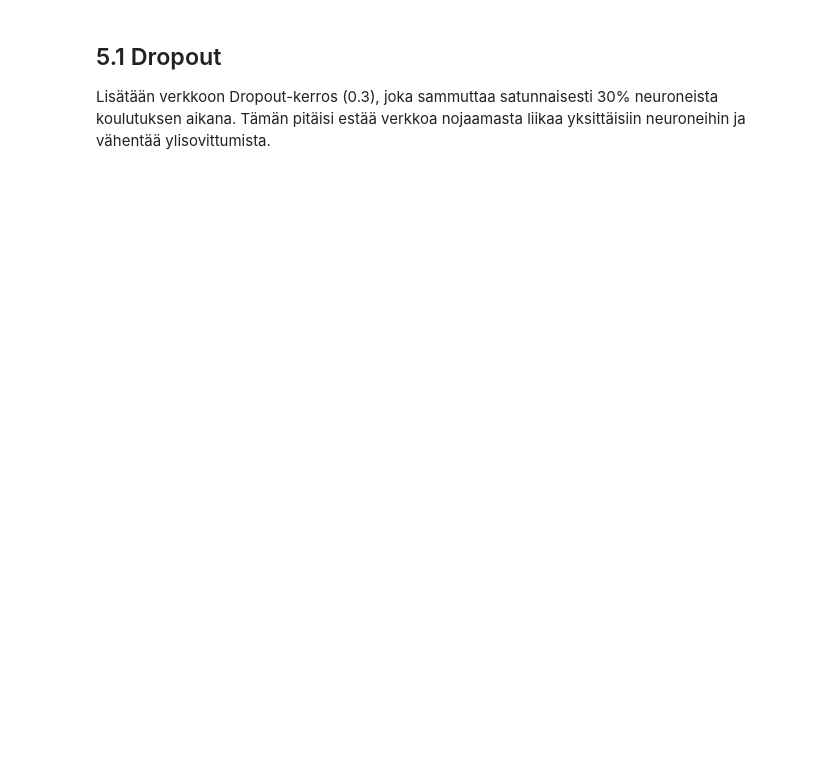
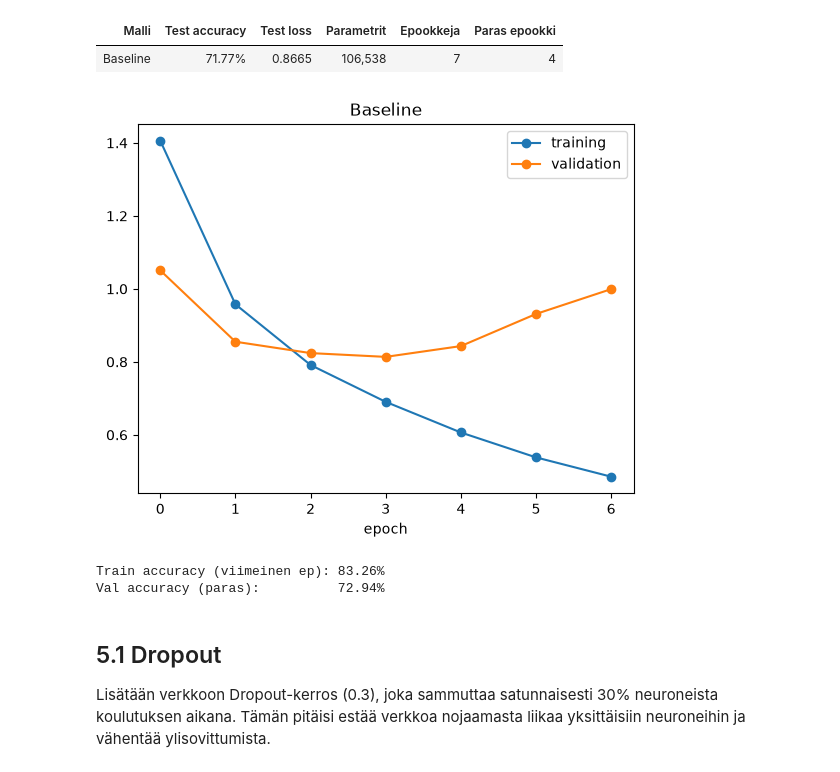
Before and after one commit to MustBeViable/Neuroverkkoprojekti, a Jupyter notebook: CIFAR-10/CIFAR-10_CNN_Sakke.ipynb, the cells around one changed output. Saved outputs shown, nothing was run; the diff lists cells and outputs as text; code cells hidden in the pictures; blank space fills up the shorter version.

```diff
--- a/CIFAR-10/CIFAR-10_CNN_Sakke.ipynb
+++ b/CIFAR-10/CIFAR-10_CNN_Sakke.ipynb
@@ -132,0 +50,56 @@ Testin tarkkuus (accuracy): 70.98%
+# %%
+print("\n Baseline (4 kerrosta, 20 ep) ")
+keras.utils.set_random_seed(0)
+
+model_baseline = keras.Sequential([
+    keras.Input(shape=(32, 32, 3)),
+    layers.Conv2D(32, kernel_size=3, padding="same", activation="relu"),
+    layers.Conv2D(32, kernel_size=3, padding="same", activation="relu"),
+    layers.MaxPooling2D(pool_size=2),
+    layers.Conv2D(64, kernel_size=3, padding="same", activation="relu"),
+    layers.Conv2D(64, kernel_size=3, padding="same", activation="relu"),
+    layers.MaxPooling2D(pool_size=2),
+    layers.Flatten(),
+    layers.Dense(10, activation="softmax")
+])
+
+model_baseline.compile(
+    optimizer="adam",
+    loss="sparse_categorical_crossentropy",
+    metrics=["accuracy"]
+)
+
+timer_baseline = EpochTimer()
+early_stop = keras.callbacks.EarlyStopping(monitor="val_loss", patience=3, restore_best_weights=True)
+
+history_baseline = model_baseline.fit(
+    x_train, y_train,
+    epochs=20,
+    validation_split=0.1,
+    callbacks=[early_stop, timer_baseline],
+    verbose=2
+)
+
+loss_baseline, acc_baseline = model_baseline.evaluate(x_test, y_test, verbose=0)
+best_epoch_baseline = int(np.argmin(history_baseline.history["val_loss"])) + 1
+
+df_baseline = pd.DataFrame([{
+    "Malli": "Baseline",
+    "Test accuracy": acc_baseline,
+    "Test loss": loss_baseline,
+    "Parametrit": model_baseline.count_params(),
+    "Epookkeja": len(timer_baseline.epoch_times),
+    "Paras epookki": best_epoch_baseline,
+}])
+display(df_baseline.style.hide(axis="index").format({"Test accuracy": "{:.2%}", "Test loss": "{:.4f}", "Parametrit": "{:,}"}))
+
+plt.plot(history_baseline.history["loss"], marker="o", label="training")
+plt.plot(history_baseline.history["val_loss"], marker="o", label="validation")
+plt.xlabel("epoch")
+plt.title("Baseline")
+plt.legend()
+plt.show()
+
+print(f"Train accuracy (viimeinen ep): {history_baseline.history['accuracy'][-1]:.2%}")
+print(f"Val accuracy (paras):          {max(history_baseline.history['val_accuracy']):.2%}")
+# %% [output]
@@ -133,3 +122,8 @@ Testin tarkkuus (accuracy): 70.98%
+| Malli | Test accuracy | Test loss | Parametrit | Epookkeja | Paras epookki |
+| Baseline | 71.77% | 0.8665 | 106,538 | 7 | 4 |
+[figure, added]
+Train accuracy (viimeinen ep): 83.26%
+Val accuracy (paras):          72.94%
 # %% [markdown]
 ## 5.1 Dropout
 Lisätään verkkoon Dropout-kerros (0.3), joka sammuttaa satunnaisesti 30% neuroneista koulutuksen aikana. Tämän pitäisi estää verkkoa nojaamasta liikaa yksittäisiin neuroneihin ja vähentää ylisovittumista.
```
Also changed, not shown: parts of 27 cells of this notebook, 4 other files.
